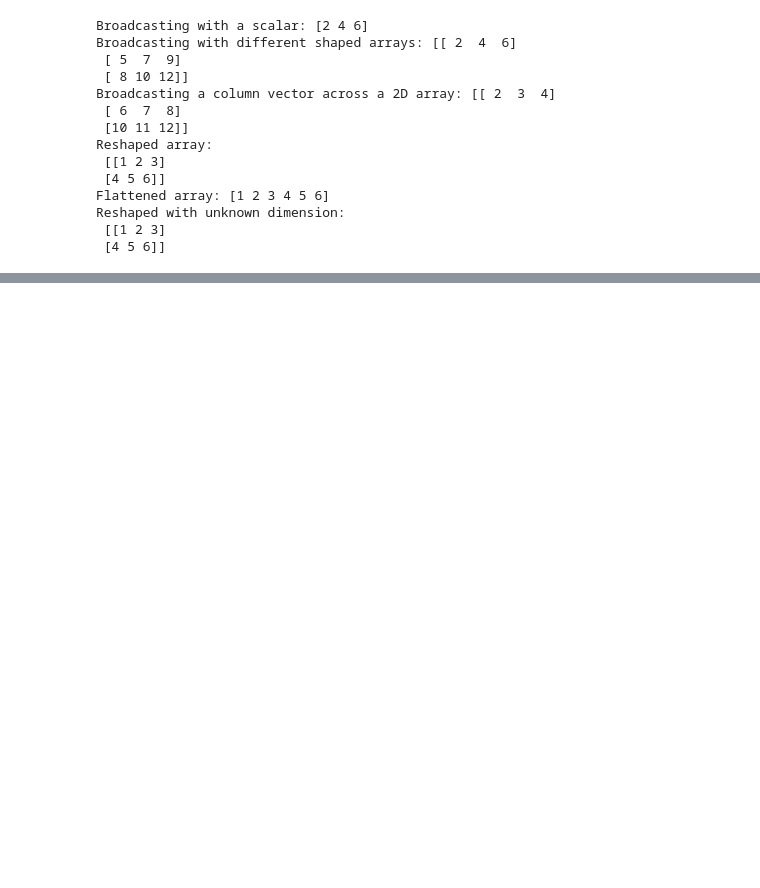
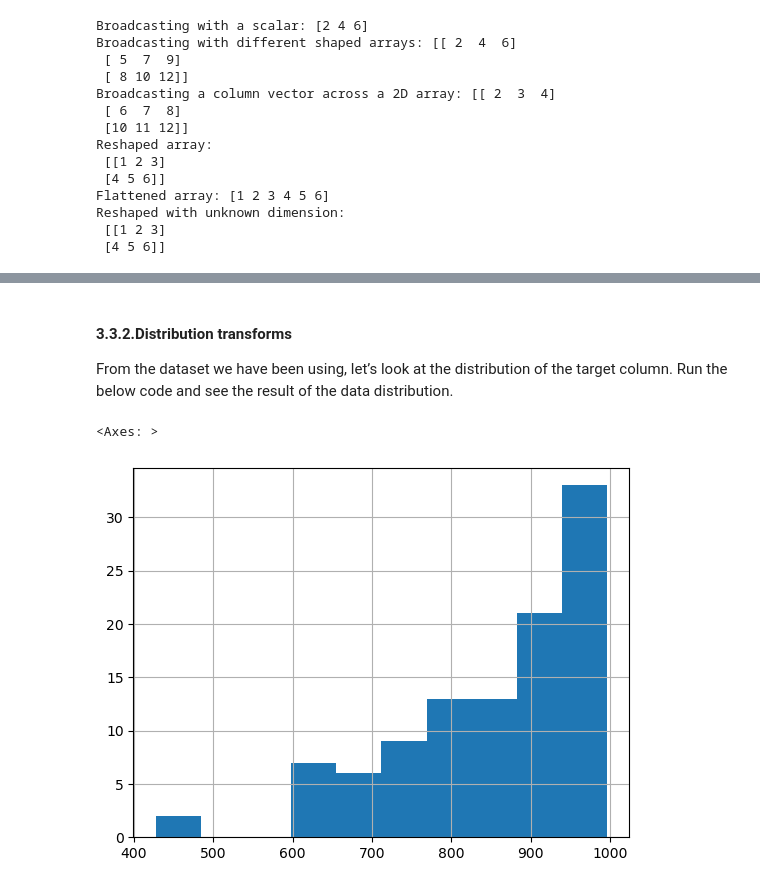
Before and after one commit to Aloa0001/AI-Data-Management-Lab-2, a Jupyter notebook: lab-preparation/pre-processing-and-visualisation.ipynb, the cells around one changed output, grey strips where cells are left out. Saved outputs shown, nothing was run; the diff lists cells and outputs as text; code cells hidden in the pictures; blank space fills up the shorter version.

```diff
--- a/lab-preparation/pre-processing-and-visualisation.ipynb
+++ b/lab-preparation/pre-processing-and-visualisation.ipynb
@@ -436,0 +1083,16 @@ Reshaped with unknown dimension:
+# %%
+# New Variable
+from dateutil.relativedelta import *
+from datetime import *
+
+df_student = pd.read_csv("./data/csv/student_data.csv")
+
+
+def get_age(dob):
+    now = datetime.now()
+    age = relativedelta(now, dob).years
+    return age
+
+
+df_student["age"] = pd.to_datetime(df_student["dob"]).apply(get_age)
+display(df_student)
@@ -436,0 +1153,12 @@ Reshaped with unknown dimension:
+# %% [markdown]
+#### 3.3.2.Distribution transforms
+
+From the dataset we have been using, let’s look at the distribution of the target column. Run the below code and see the result of the data distribution.
+# %%
+# Data Value transforms
+df_student[
+    "target"
+].hist()  # The function plots the distribution of the data in the "target" column
+# %% [output]
+<Axes: >
+[figure, added]
```
Also changed, not shown: parts of 70 cells of this notebook.
